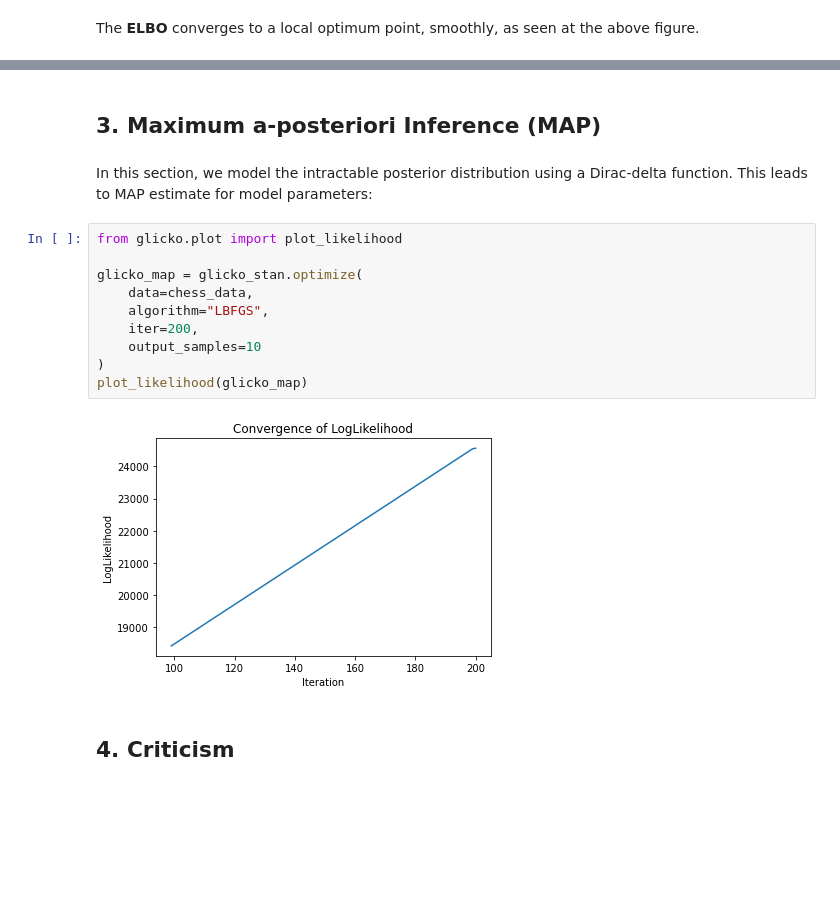
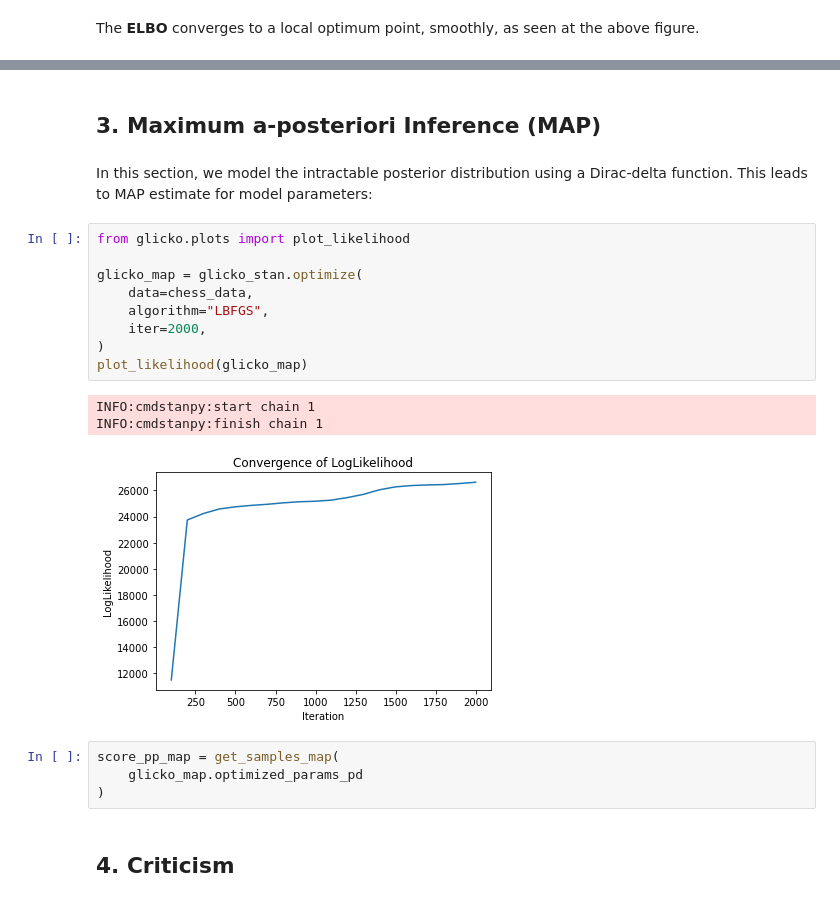
Before and after one commit to ketencimert/probprog-finalproject, a Jupyter notebook: project.ipynb, the cells around one changed output, grey strips where cells are left out. Cells and saved outputs as stored; diff of their text form; blank space fills up the shorter version.

```diff
--- a/project.ipynb
+++ b/project.ipynb
@@ -148,19 +151,24 @@ score_pp_vi = get_samples_vi(glicko_vi.variational_sample)
-# %% [markdown]
-## 3. Maximum a-posteriori Inference (MAP)
-# %% [markdown]
-In this section, we model the intractable posterior distribution using a Dirac-delta function. This leads to MAP estimate for model parameters:
-# %%
-from glicko.plot import plot_likelihood
-
-glicko_map = glicko_stan.optimize(
-    data=chess_data,
-    algorithm="LBFGS",
-    iter=200,
-    output_samples=10
-)
-plot_likelihood(glicko_map)
-# %% [output]
-[figure, removed]
+# %% [markdown]
+## 3. Maximum a-posteriori Inference (MAP)
+# %% [markdown]
+In this section, we model the intractable posterior distribution using a Dirac-delta function. This leads to MAP estimate for model parameters:
+# %%
+from glicko.plots import plot_likelihood
+
+glicko_map = glicko_stan.optimize(
+    data=chess_data,
+    algorithm="LBFGS",
+    iter=2000,
+)
+plot_likelihood(glicko_map)
+# %% [output]
+INFO:cmdstanpy:start chain 1
+INFO:cmdstanpy:finish chain 1
+[figure, added]
+# %%
+score_pp_map = get_samples_map(
+    glicko_map.optimized_params_pd
+)
 # %% [markdown]
 ## 4. Criticism
 # %% [markdown]
```
Also changed, not shown: parts of 7 cells of this notebook, 19 other files.
